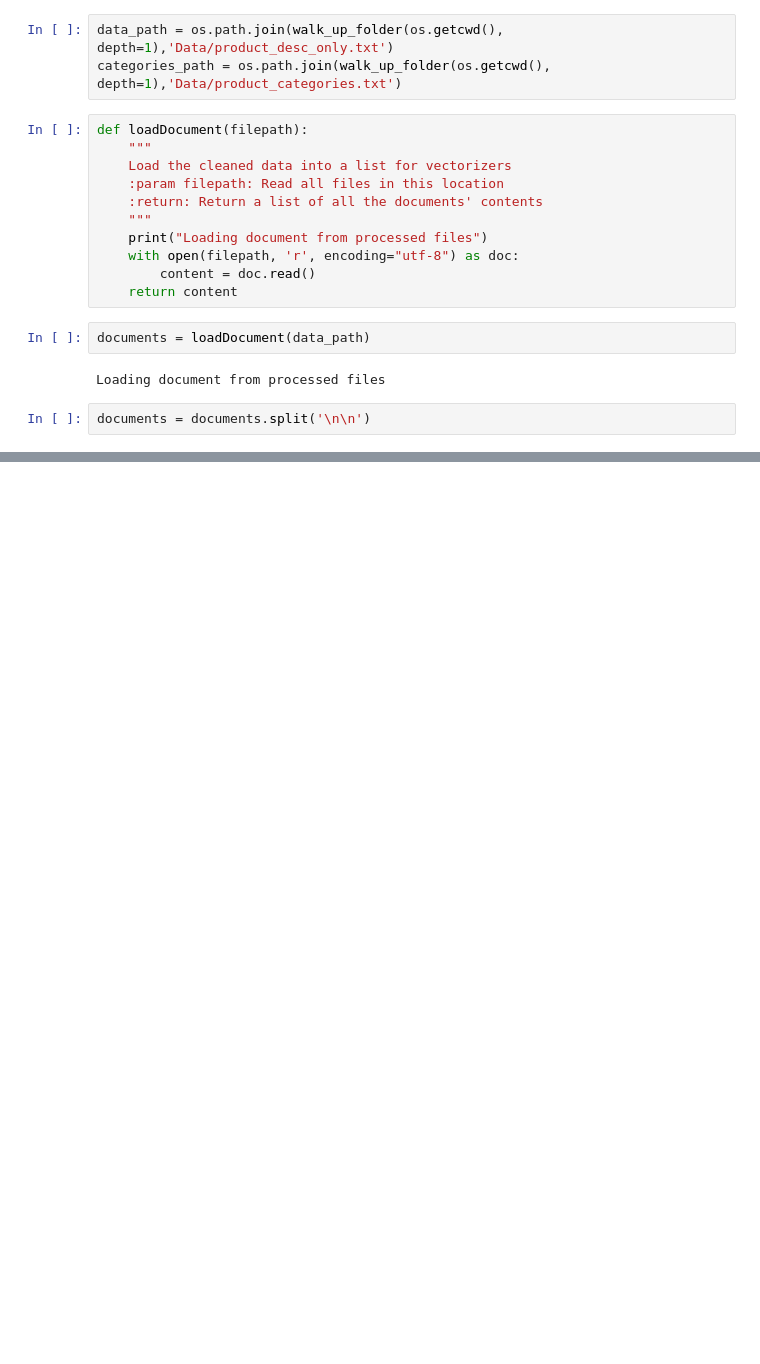
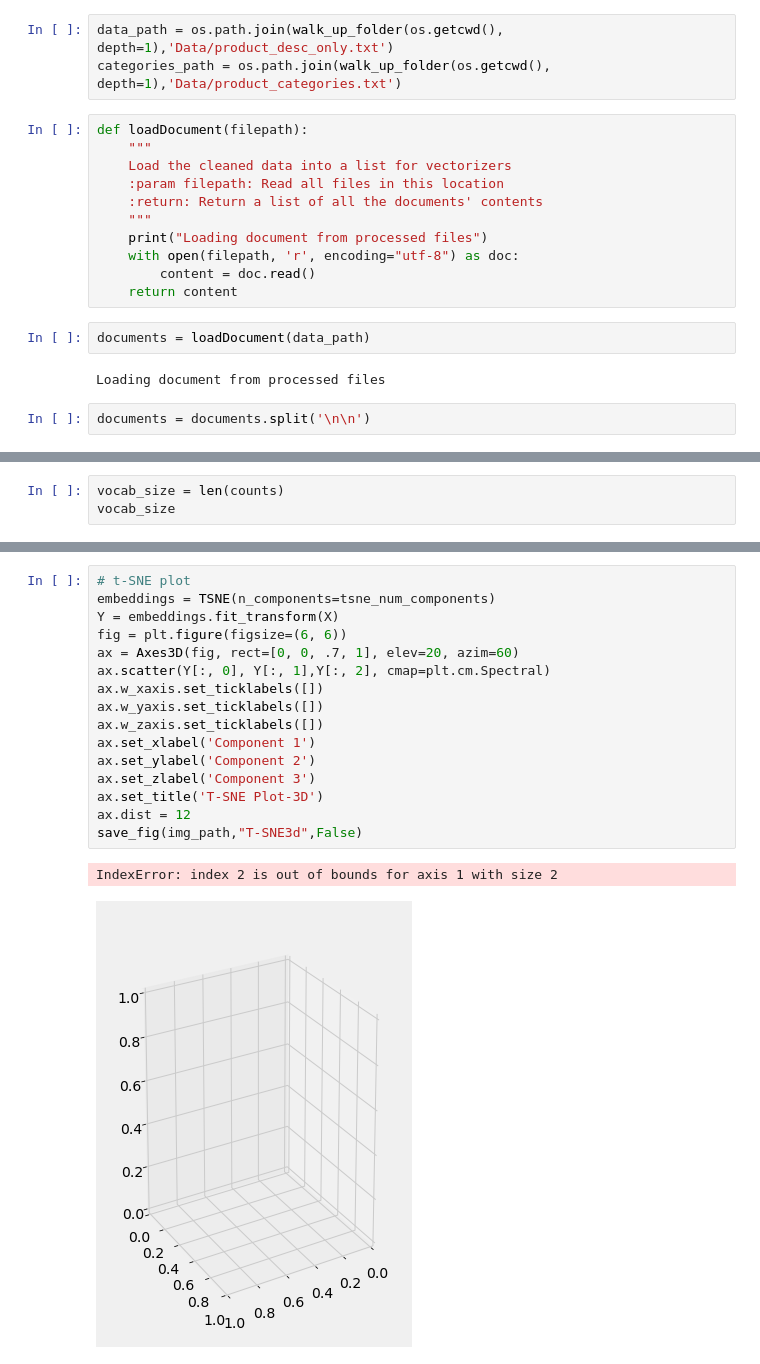
Before and after one commit to snknitin/Product-Classification-Challenge, a Jupyter notebook: Text_features.ipynb, the cells around one changed output, grey strips where cells are left out. Saved outputs shown, nothing was run; the diff lists cells and outputs as text; blank space fills up the shorter version.

```diff
--- a/Text_features.ipynb
+++ b/Text_features.ipynb
@@ -61,0 +223,3 @@ documents[-1]
+# %%
+vocab_size = len(counts)
+vocab_size
@@ -73,0 +420,19 @@ tf_vectorizer = CountVectorizer(max_df=0.95, min_df=2, max_features=vocab_size,
+# %%
+# t-SNE plot
+embeddings = TSNE(n_components=tsne_num_components)
+Y = embeddings.fit_transform(X)
+fig = plt.figure(figsize=(6, 6))
+ax = Axes3D(fig, rect=[0, 0, .7, 1], elev=20, azim=60)
+ax.scatter(Y[:, 0], Y[:, 1],Y[:, 2], cmap=plt.cm.Spectral)
+ax.w_xaxis.set_ticklabels([])
+ax.w_yaxis.set_ticklabels([])
+ax.w_zaxis.set_ticklabels([])
+ax.set_xlabel('Component 1')
+ax.set_ylabel('Component 2')
+ax.set_zlabel('Component 3')
+ax.set_title('T-SNE Plot-3D')
+ax.dist = 12
+save_fig(img_path,"T-SNE3d",False)
+# %% [output]
+IndexError: index 2 is out of bounds for axis 1 with size 2
+[figure, added]
```
Also changed, not shown: parts of 35 cells of this notebook.
